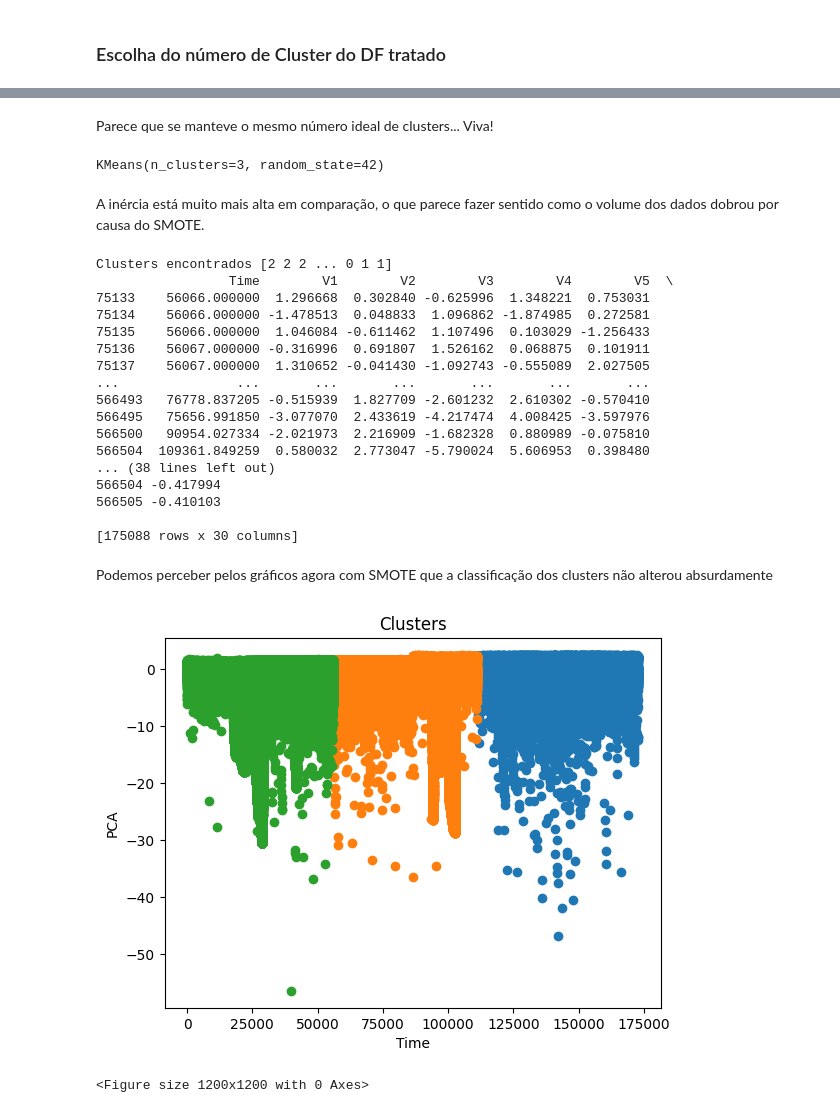
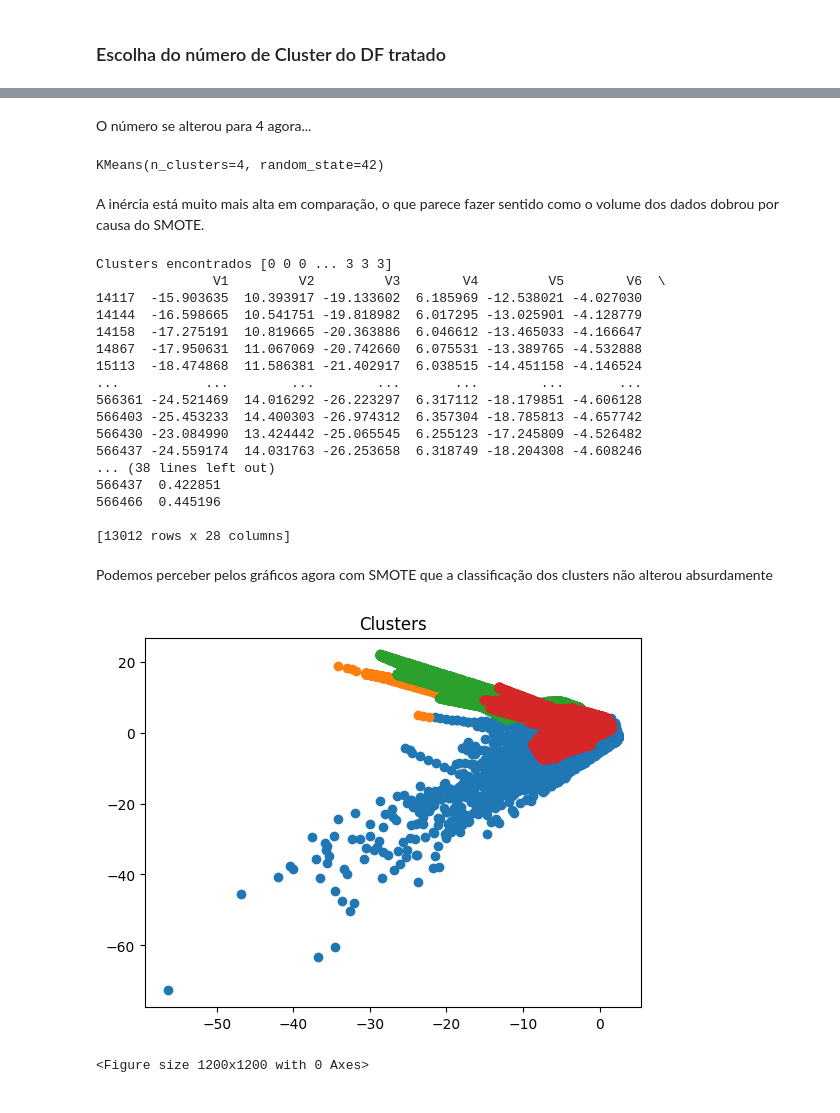
Before and after one commit to carloshgbdev/deteccao-de-fraude, a Jupyter notebook: projeto_original/model/clustering_kmeans.ipynb, the cells around one changed output, grey strips where cells are left out. Saved outputs shown, nothing was run; the diff lists cells and outputs as text; code cells hidden in the pictures.

```diff
--- a/projeto_original/model/clustering_kmeans.ipynb
+++ b/projeto_original/model/clustering_kmeans.ipynb
@@ -10,7 +10,7 @@ import pandas as pd
 df = pd.read_csv('../../data/creditcard.csv')
 
 class_label = df['Class']
-df = df.drop(columns=['Class'])
+df = df.drop(columns=['Class', 'Time', 'Amount'])
 # %%
 df.shape
 df[df.duplicated()].shape
@@ -75,6 +77,6 @@ plt.show()
 # %% [markdown]
 Vemos que o número ideal de cluster, que possui o maior valor de distância entre a linha e o ponto na curva, é 3. Então podemos trabalhar com 3 clusters para os dados não tratados. Vamos adotar 42 como uma random seed padrão nesse projeto.
 # %%
-kmeans = KMeans(n_clusters=3, random_state=42)
+kmeans = KMeans(n_clusters=6, random_state=42)
 kmeans.fit(df)
 # %% [output]
@@ -143,7 +143,7 @@ df.to_csv('../../data/creditcard_clusters.csv', index=False)
 df = pd.read_csv('../../data/creditcard_treated.csv')
 
 class_label = df['Class']
-df = df.drop(columns=['Class'])
+df = df.drop(columns=['Class', 'Time', 'Amount'])
 # %%
 df.shape
 # %% [output]
@@ -173,10 +173,10 @@ plt.show()
-# %% [markdown]
-Parece que se manteve o mesmo número ideal de clusters... Viva!
+# %% [markdown]
+O número se alterou para 4 agora...
 # %%
-kmeans = KMeans(n_clusters=3, random_state=42)
+kmeans = KMeans(n_clusters=4, random_state=42)
 kmeans.fit(df)
 # %% [output]
-KMeans(n_clusters=3, random_state=42)
+KMeans(n_clusters=4, random_state=42)
 # %% [markdown]
 A inércia está muito mais alta em comparação, o que parece fazer sentido como o volume dos dados dobrou por causa do SMOTE.
 # %%
@@ -186,38 +186,36 @@ print("Clusters encontrados",label)
 #Aparentemente foi encontrado o cluster 0 como sendo valores grandes, o cluster 1 sendo valores próximos de 0 e o cluster 2 negativos
 print(df[label == 1])
 # %% [output]
-Clusters encontrados [2 2 2 ... 0 1 1]
-                 Time        V1        V2        V3        V4        V5  \
-75133    56066.000000  1.296668  0.302840 -0.625996  1.348221  0.753031
-75134    56066.000000 -1.478513  0.048833  1.096862 -1.874985  0.272581
-75135    56066.000000  1.046084 -0.611462  1.107496  0.103029 -1.256433
-75136    56067.000000 -0.316996  0.691807  1.526162  0.068875  0.101911
-75137    56067.000000  1.310652 -0.041430 -1.092743 -0.555089  2.027505
-...               ...       ...       ...       ...       ...       ...
-566493   76778.837205 -0.515939  1.827709 -2.601232  2.610302 -0.570410
-566495   75656.991850 -3.077070  2.433619 -4.217474  4.008425 -3.597976
-566500   90954.027334 -2.021973  2.216909 -1.682328  0.880989 -0.075810
-566504  109361.849259  0.580032  2.773047 -5.790024  5.606953  0.398480
+Clusters encontrados [0 0 0 ... 3 3 3]
+               V1         V2         V3        V4         V5        V6  \
+14117  -15.903635  10.393917 -19.133602  6.185969 -12.538021 -4.027030
+14144  -16.598665  10.541751 -19.818982  6.017295 -13.025901 -4.128779
+14158  -17.275191  10.819665 -20.363886  6.046612 -13.465033 -4.166647
+14867  -17.950631  11.067069 -20.742660  6.075531 -13.389765 -4.532888
+15113  -18.474868  11.586381 -21.402917  6.038515 -14.451158 -4.146524
+...           ...        ...        ...       ...        ...       ...
+566361 -24.521469  14.016292 -26.223297  6.317112 -18.179851 -4.606128
+566403 -25.453233  14.400303 -26.974312  6.357304 -18.785813 -4.657742
+566430 -23.084990  13.424442 -25.065545  6.255123 -17.245809 -4.526482
+566437 -24.559174  14.031763 -26.253658  6.318749 -18.204308 -4.608246
 ... (38 lines left out)
-566504 -0.417994
-566505 -0.410103
+566437  0.422851
+566466  0.445196
 
-[175088 rows x 30 columns]
+[13012 rows x 28 columns]
 # %% [markdown]
 Podemos perceber pelos gráficos agora com SMOTE que a classificação dos clusters não alterou absurdamente
 # %%
 all_labels = np.unique(label)
 
 for i in all_labels:
     plt.scatter(df[label == i].iloc[:, 0], df[label == i].iloc[:, 1], label=f'Cluster {i}')
 
-plt.ylabel('PCA')
-plt.xlabel("Time")
 plt.title("Clusters")
 plt.figure(figsize=(12,12))
 plt.show()
 # %% [output]
-[figure, old version]
+[figure, new version]
 <Figure size 1200x1200 with 0 Axes>
 # %%
 # Obter os centróides do melhor modelo
```
Also changed, not shown: parts of 24 cells of this notebook, 2 other files.
